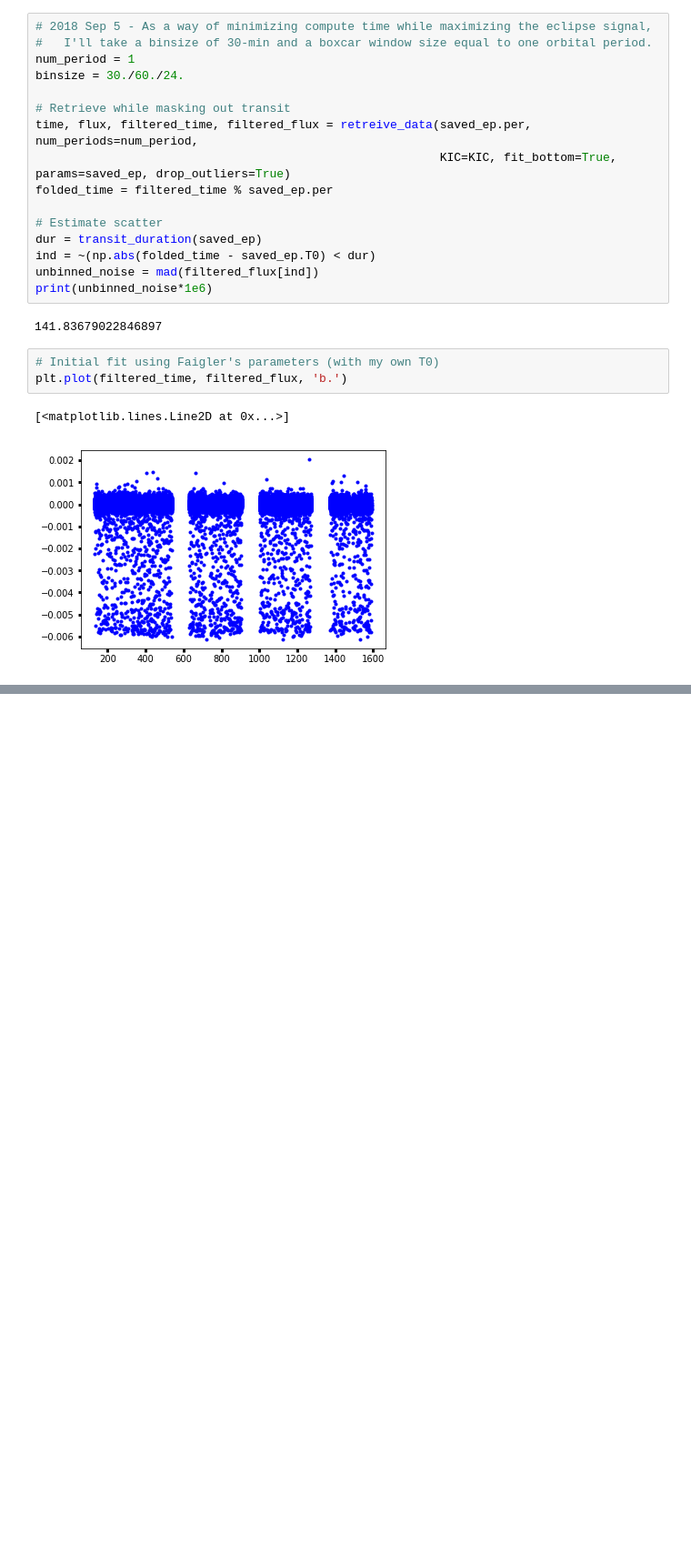
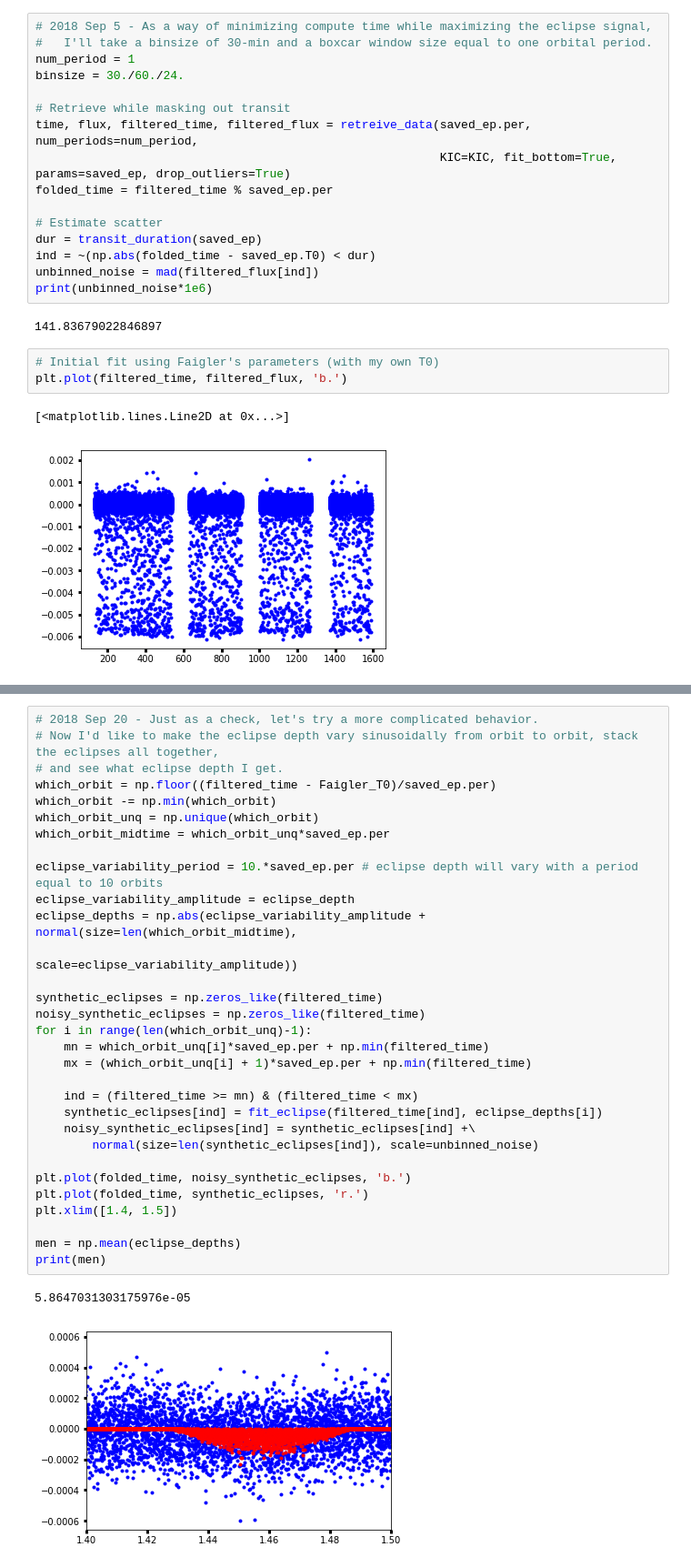
Before and after one commit to BoiseStatePlanetary/Searching-for-Variability-in-Eclipses-in-the-Kepler-Dataset, a Jupyter notebook: Recovering_Variable_Eclipses_from_Folded_Data.ipynb, the cells around one changed output, grey strips where cells are left out. Shown at 91% size. Cells and saved outputs as stored; diff of their text form; blank space fills up the shorter version.

```diff
--- a/Recovering_Variable_Eclipses_from_Folded_Data.ipynb
+++ b/Recovering_Variable_Eclipses_from_Folded_Data.ipynb
@@ -186,0 +185,34 @@ plt.plot(time, fit_eclipse(time, *eclipse_popt), 'r.')
+# %%
+# 2018 Sep 20 - Just as a check, let's try a more complicated behavior.
+# Now I'd like to make the eclipse depth vary sinusoidally from orbit to orbit, stack the eclipses all together,
+# and see what eclipse depth I get.
+which_orbit = np.floor((filtered_time - Faigler_T0)/saved_ep.per)
+which_orbit -= np.min(which_orbit)
+which_orbit_unq = np.unique(which_orbit)
+which_orbit_midtime = which_orbit_unq*saved_ep.per
+
+eclipse_variability_period = 10.*saved_ep.per # eclipse depth will vary with a period equal to 10 orbits
+eclipse_variability_amplitude = eclipse_depth
+eclipse_depths = np.abs(eclipse_variability_amplitude + normal(size=len(which_orbit_midtime),
+                                                         scale=eclipse_variability_amplitude))
+
+synthetic_eclipses = np.zeros_like(filtered_time)
+noisy_synthetic_eclipses = np.zeros_like(filtered_time)
+for i in range(len(which_orbit_unq)-1):
+    mn = which_orbit_unq[i]*saved_ep.per + np.min(filtered_time)
+    mx = (which_orbit_unq[i] + 1)*saved_ep.per + np.min(filtered_time)
+
+    ind = (filtered_time >= mn) & (filtered_time < mx)
+    synthetic_eclipses[ind] = fit_eclipse(filtered_time[ind], eclipse_depths[i])
+    noisy_synthetic_eclipses[ind] = synthetic_eclipses[ind] +\
+        normal(size=len(synthetic_eclipses[ind]), scale=unbinned_noise)
+
+plt.plot(folded_time, noisy_synthetic_eclipses, 'b.')
+plt.plot(folded_time, synthetic_eclipses, 'r.')
+plt.xlim([1.4, 1.5])
+
+men = np.mean(eclipse_depths)
+print(men)
+# %% [output]
+5.8647031303175976e-05
+[figure, added]
```
Also changed, not shown: parts of 8 cells of this notebook.
